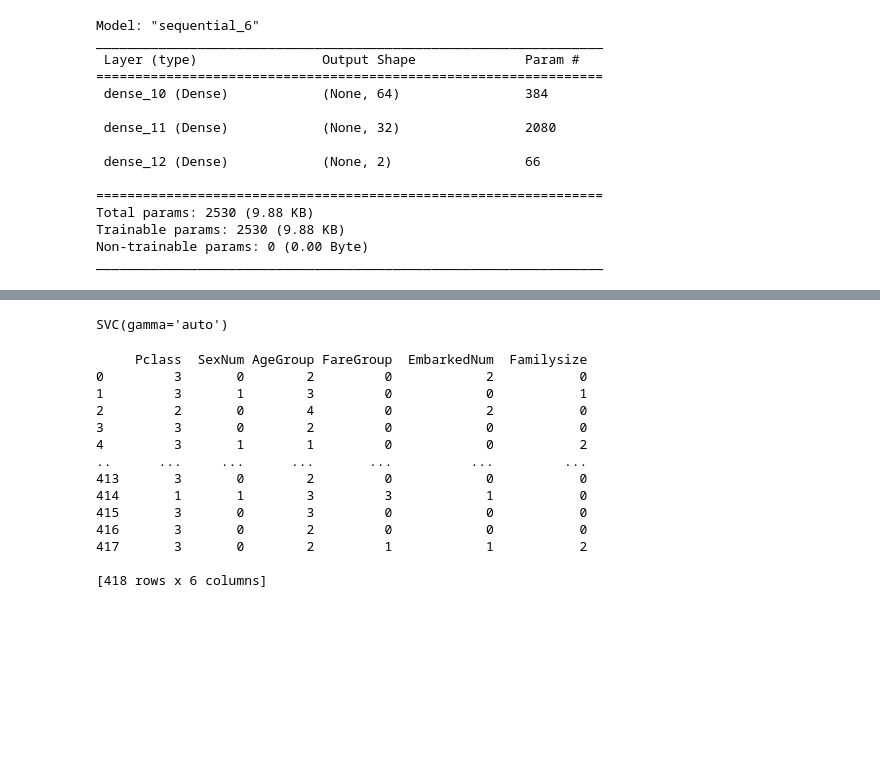
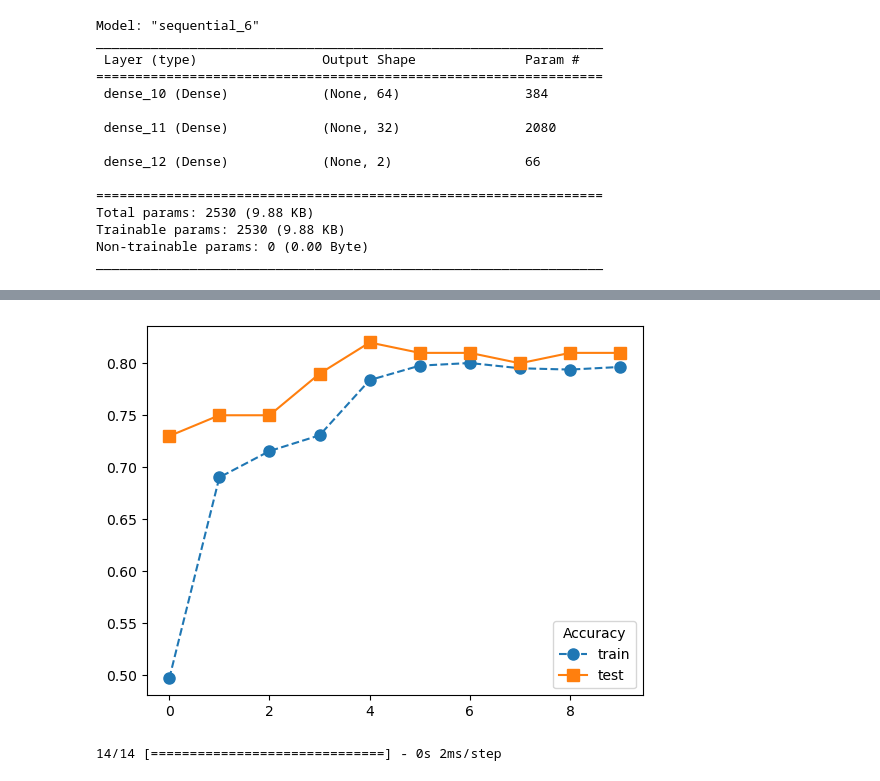
Before and after one commit to yjoookim/data-anaysis, a Jupyter notebook: kaggle/titanic/da_titanic.ipynb, the cells around one changed output, grey strips where cells are left out. Saved outputs shown, nothing was run; the diff lists cells and outputs as text; code cells hidden in the pictures; blank space fills up the shorter version.

```diff
--- a/kaggle/titanic/da_titanic.ipynb
+++ b/kaggle/titanic/da_titanic.ipynb
@@ -198,50 +192,41 @@ SVM   : 82.44
-# %%
-#SVM으로 모델을 훈련하자
-sv.fit(data,target)
-# %% [output]
-SVC(gamma='auto')
+# %%
+import pandas as pd
+import matplotlib.pyplot as plt
+
+resdf = pd.DataFrame.from_dict(res.history)
+plt.plot(resdf.accuracy, marker="o", markersize=8, ls="--", label="train")
+plt.plot(resdf.val_accuracy, marker="s", markersize=8, label="test")
+plt.legend(loc="lower right", title="Accuracy")
+plt.show()
+# %% [output]
+[figure, added]
 # %%
-#test 데이터도 train과 동일하게 데이터가공
-test['Familysize']=test['SibSp'] + test['Parch']
-#age 결측치 처리
-#평균으로 결측치 채우기
-test['Age'].fillna(test['Age'].mean(axis=0),inplace=True)
+test = pd.read_csv('test.csv')
 
-# age 구간화
-# 청소년 : 0
-# 청년 : 1
-# 장년 : 2
-# 중년 : 3
-# 노년 : 4
+test['Family'] = test['SibSp'] + test['Parch']
+
+test['Age'].fillna(test['Age'].mean(axis=0), inplace=True)
+
+# AgeGroup
 ranges=[0,16,26,36,62,100]
 labels=[0,1,2,3,4]
-test["AgeGroup"]=pd.cut(test['Age'],ranges,right=False,labels=labels)
+test['AgeGroup'] = pd.cut(test['Age'], ranges, right=False, labels=labels)
 
-# fare 구간화
+# FareGroup
 ranges=[0,17,30,100,1000]
 labels=[0,1,2,3]
-test["FareGroup"]=pd.cut(test['Fare'],ranges,right=False,labels=labels)
+test['FareGroup']=pd.cut(test['Fare'], ranges ,right=False, labels=labels)
 
-#성별을 숫자로 매핑
-test['SexNum']=test['Sex'].apply(lambda x:1 if (x=='female') else 0)
+# SexIndex
+test['SexIndex'] = test['Sex'].apply(lambda x:1 if (x=='female') else 0)
 
-#embarked을 숫자로 매핑
-test['EmbarkedNum']=test['Embarked'].apply(lambda x:0 if (x=='S') else (1 if(x=='C') else 2))
+pred_data = test[['Pclass','SexIndex','AgeGroup','FareGroup','Family']]
 
-test_data = test[['Pclass','SexNum','AgeGroup','FareGroup','EmbarkedNum','Familysize']]
-print(test_data)
+import numpy as np
+
+pred_lbl = np.argmax(nnet.predict(pred_data), axis=-1)
+
+submission = pd.DataFrame({'PassengerId':test['PassengerId'], 'Survived': pred_lbl})
+submission.to_csv('submission.csv',index=False)
 # %% [output]
-     Pclass  SexNum AgeGroup FareGroup  EmbarkedNum  Familysize
-0         3       0        2         0            2           0
-1         3       1        3         0            0           1
-2         2       0        4         0            2           0
-3         3       0        2         0            0           0
-4         3       1        1         0            0           2
-..      ...     ...      ...       ...          ...         ...
-413       3       0        2         0            0           0
-414       1       1        3         3            1           0
-415       3       0        3         0            0           0
-416       3       0        2         0            0           0
-417       3       0        2         1            1           2
-
-[418 rows x 6 columns]
+14/14 [==============================] - 0s 2ms/step
```
Also changed, not shown: parts of 6 cells of this notebook.
